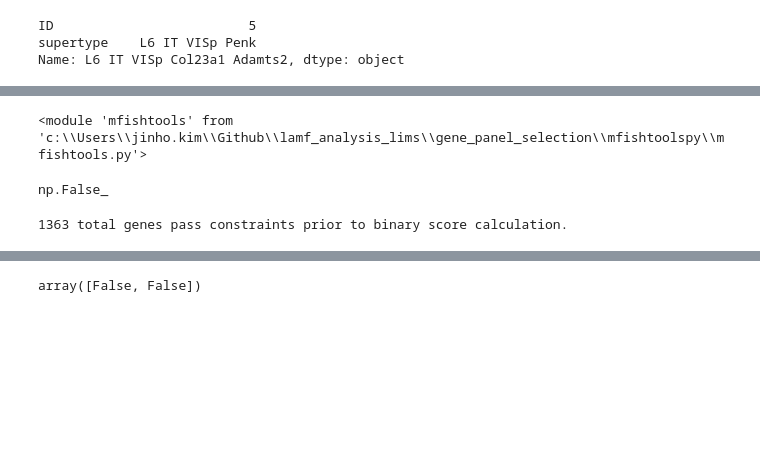
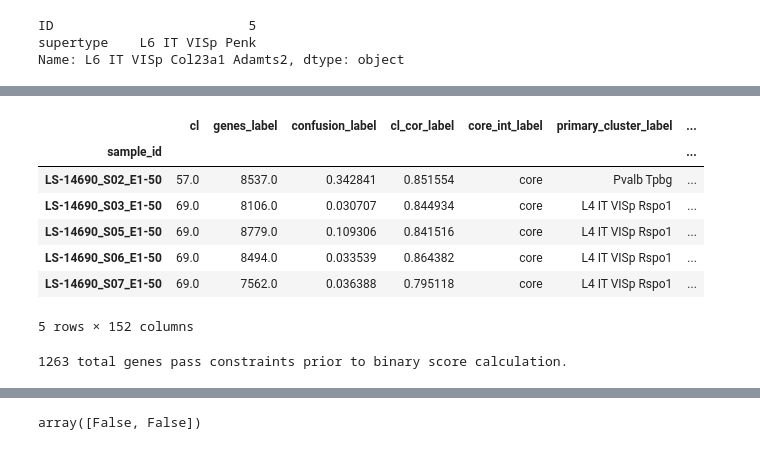
Before and after one commit to AllenNeuralDynamics/lamf_analysis_lims, a Jupyter notebook: gene_panel_selection/mfishtoolspy/240911_recreate_mfishtools.ipynb, the cells around one changed output, grey strips where cells are left out. Drawn from its saved outputs; the diff is of its cells as text; code cells hidden in the pictures; blank space fills up the shorter version.

Commit message:
mfishtoolspy validation

```diff
--- a/gene_panel_selection/mfishtoolspy/240911_recreate_mfishtools.ipynb
+++ b/gene_panel_selection/mfishtoolspy/240911_recreate_mfishtools.ipynb
@@ -81,10 +91,19 @@ if 'X' in data.columns:
 if 'X' in annotation.columns:
     print('Dropping "X" column fro annotation')
     annotation = annotation.drop(columns=['X'])
-data.set_index('gene', inplace=True, drop=True)
+
+
+
+###
+# data.set_index('gene', inplace=True, drop=True)
+###
+
+
+
+
 # change the row order of annotation to match the order of columns in data
 annotation.set_index('sample_id', inplace=True, drop=True)
-annotation = annotation.loc[data.columns]
+# annotation = annotation.loc[data.columns]  # don't need this, but add assert statement to check
 assert np.all(annotation.index.values == data.columns.values)
 # %%
 # read supertype information
@@ -120,26 +139,24 @@ L6_layer_threshold = 0.75
 L1234_labels = ['L1', 'L1-L2/3', 'L1-L4', 'L2/3', 'L2/3-L4', 'L4']
 L6_labels = ['L5-L6', 'L6', 'L6b']
 
-annotation = pd.read_feather(data_folder / 'anno.feather')
-
 keep_types = []
 if gene_panel_selection_ops['layer_1234_filter']:
     if 'Glutamatergic' in keep_class:
         L234_exc_subclasses = ['L2/3 IT','L4']
         L5_exc_subclasses = ['L5 IT','L5 PT','NP']
         L234_exc_types = annotation[annotation['subclass_label'].isin(L234_exc_subclasses)].cluster_label.unique()
-        L5_exc_types = annotation[annotation['cluster_label'].isin(L5_exc_subclasses)].cluster_label.unique()
+        L5_exc_types = annotation[annotation['subclass_label'].isin(L5_exc_subclasses)].cluster_label.unique()
         keep_types.extend(L234_exc_types)
     if 'GABAergic' in keep_class:
         layer_df = annotation.query('class_label=="GABAergic"')[['layer_label', 'cluster_label']].copy()
         layer_table = layer_df.groupby(['layer_label', 'cluster_label']).size().unstack(fill_value=0)
         prop_table = layer_table.div(layer_table.sum(axis=0), axis=1)
         L1234_prop_sum = prop_table.loc[L1234_labels].sum(axis=0)
-        L1234_inh_types = L14_prop_sum[L1234_prop_sum > gabaergic_layer_threshold].index.values
-        not_L1234_inh_types = L14_prop_sum[L1234_prop_sum <= gabaergic_layer_threshold].index.values
+        L1234_inh_types = set(L1234_prop_sum[L1234_prop_sum >= gabaergic_layer_threshold].index.values)
+        not_L1234_inh_types = set(layer_df.cluster_label).difference(L1234_inh_types)
         L6_prop_sum = prop_table.loc[L6_labels].sum(axis=0)
-        L6_inh_types = L6_prop_sum[L6_prop_sum >= L6_layer_threshold].index.values
-        L5_inh_types = np.setdiff1d(not_L1234_inh_types, L6_inh_types)
+        L6_inh_types = set(L6_prop_sum[L6_prop_sum >= L6_layer_threshold].index.values)
+        L5_inh_types = not_L1234_inh_types.difference(L6_inh_types)
         keep_types.extend(L1234_inh_types)
 
     # Check these codes later
@@ -148,8 +165,8 @@ if gene_panel_selection_ops['layer_1234_filter']:
         for cluster_label in L5_inh_types:
             temp_subclass = cluster_label.split(' ')[0]
             indices = annotation.query('cluster_label==@cluster_label').index
-            annotation.loc[indices, 'cluster_label'] = f'L5 {temp_subclass}' # need to change this code later. Don't reuse the same column name!
-            L5_inh_cluster_labels.append(f'L5 {temp_subclass}')
+            annotation.loc[indices, 'cluster_label'] = f'L5 Inh {temp_subclass}' # need to change this code later. Don't reuse the same column name!
+            L5_inh_cluster_labels.append(f'L5 Inh {temp_subclass}')
         L5_inh_cluster_labels = np.unique(L5_inh_cluster_labels)
         keep_types.extend(L5_inh_cluster_labels)
     else:
@@ -162,6 +179,6 @@ if gene_panel_selection_ops['layer_1234_filter']:
         annotation['cluster_label_original'] = annotation['cluster_label']
         annotation['cluster_label'] = annotation['supertype_label']
         annotation.query('cluster_label_original in @L5_inh_cluster_labels')['cluster_label'] = \
-            annotation.query('clusgter_label_original in @L5_inh_cluster_labels')['clusgter_label_original']
+            annotation.query('cluster_label_original in @L5_inh_cluster_labels')['cluster_label_original']
     else:
         keep_clusts = annotation.query('cluster_label in @keep_types').cluster_label.unique()
@@ -176,6 +214,17 @@ if np.any(st_in_data):
 # Convert rpkm(? not TPM?) to log2
 data_log2 = np.log2(data + 1)
 # takes about 9 s to run
+# %%
+annotation.head()
+# %% [output]
+|  | cl | genes_label | confusion_label | cl_cor_label | core_int_label | primary_cluster_label | ... |
+| sample_id |  |  |  |  |  |  | ... |
+| LS-14690_S02_E1-50 | 57.0 | 8537.0 | 0.342841 | 0.851554 | core | Pvalb Tpbg | ... |
+| LS-14690_S03_E1-50 | 69.0 | 8106.0 | 0.030707 | 0.844934 | core | L4 IT VISp Rspo1 | ... |
+| LS-14690_S05_E1-50 | 69.0 | 8779.0 | 0.109306 | 0.841516 | core | L4 IT VISp Rspo1 | ... |
+| LS-14690_S06_E1-50 | 69.0 | 8494.0 | 0.033539 | 0.864382 | core | L4 IT VISp Rspo1 | ... |
+| LS-14690_S07_E1-50 | 69.0 | 7562.0 | 0.036388 | 0.795118 | core | L4 IT VISp Rspo1 | ... |
+5 rows × 152 columns
 # %%
 # calculate proportions and medians per cluster
 cluster_names = annotation.cluster_label.unique()
@@ -190,7 +239,2 @@ prop_expr = data_log2_cluster.T.groupby(level=0).apply(lambda x: (x > expre_thre
 assert np.all(prop_expr.index.values == median_per_cluster.index.values)
 assert np.all(prop_expr.index.values == data_log2.index.values)
-# %%
-from importlib import reload
-reload(mfishtools)
-# %% [output]
-<module 'mfishtools' from 'c:\\Users\\jinho.kim\\Github\\lamf_analysis_lims\\gene_panel_selection\\mfishtoolspy\\mfishtools.py'>
@@ -201,10 +241,7 @@ import mfishtools
-# %%
-median_per_cluster.index.isnull().any()
-# %% [output]
-np.False_
 # %%
+import mfishtools
 reload(mfishtools)
-run_genes = mfishtools.filter_panel_genes(median_per_cluster**2 - 1,
+run_genes, keep_genes, on_clusters = mfishtools.filter_panel_genes(2**median_per_cluster - 1,
 prop_expr=prop_expr,
 on_clusters=list(keep_clusts),
 off_clusters=list(annotation.query('class_label=="Non-Neuronal"').cluster_label.unique()),
@@ -217,7 +254,7 @@ min_length=1400,
 fraction_on_clusters=0.5,
 exclude_families=["LOC","Fam","RIK","RPS","RPL","\\-","Gm","Rnf","BC0"])
 # %% [output]
-1363 total genes pass constraints prior to binary score calculation.
+1263 total genes pass constraints prior to binary score calculation.
 # %%
 len(run_genes)
 # %% [output]
```
Also changed, not shown: parts of 28 cells of this notebook, 3 other files.
